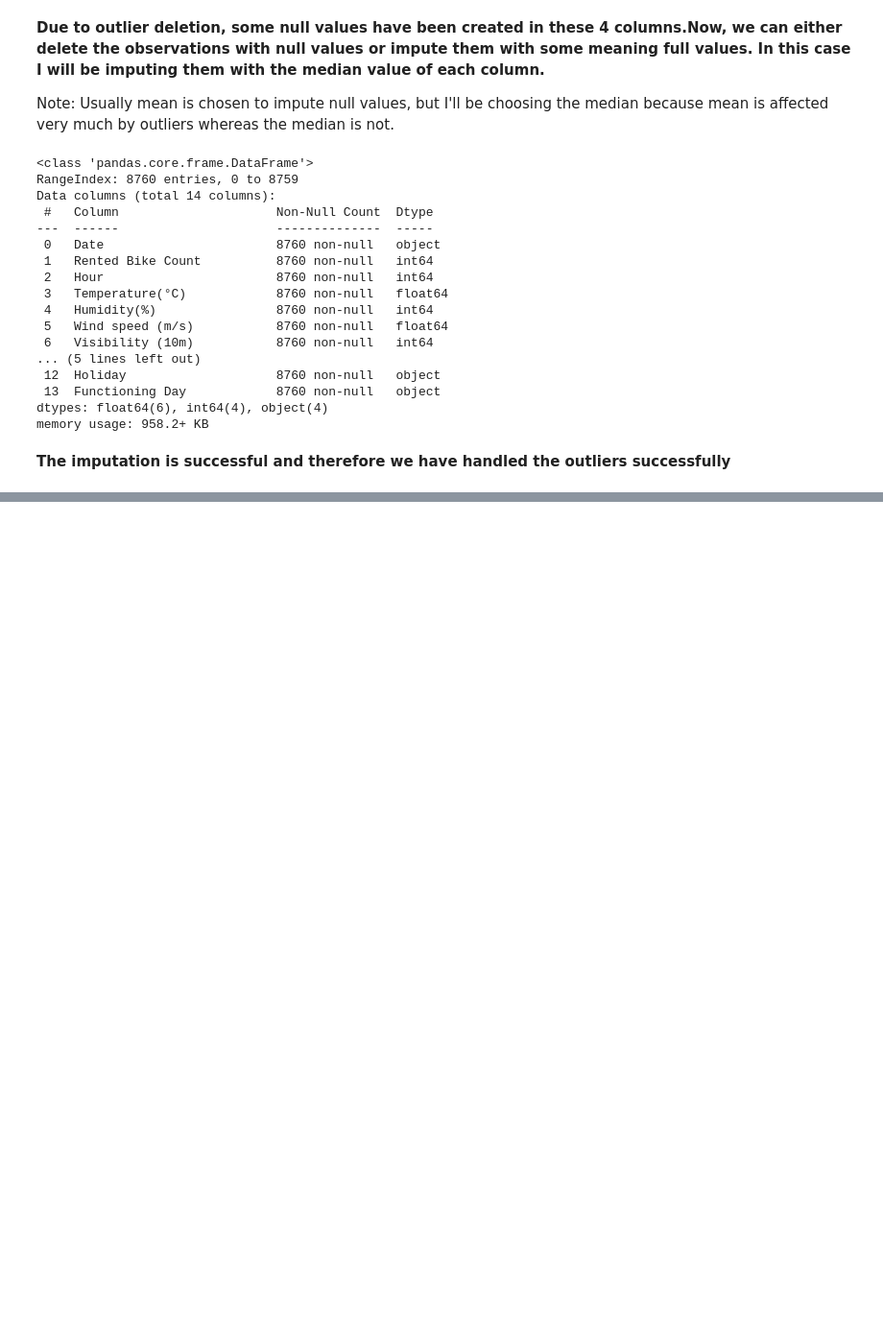
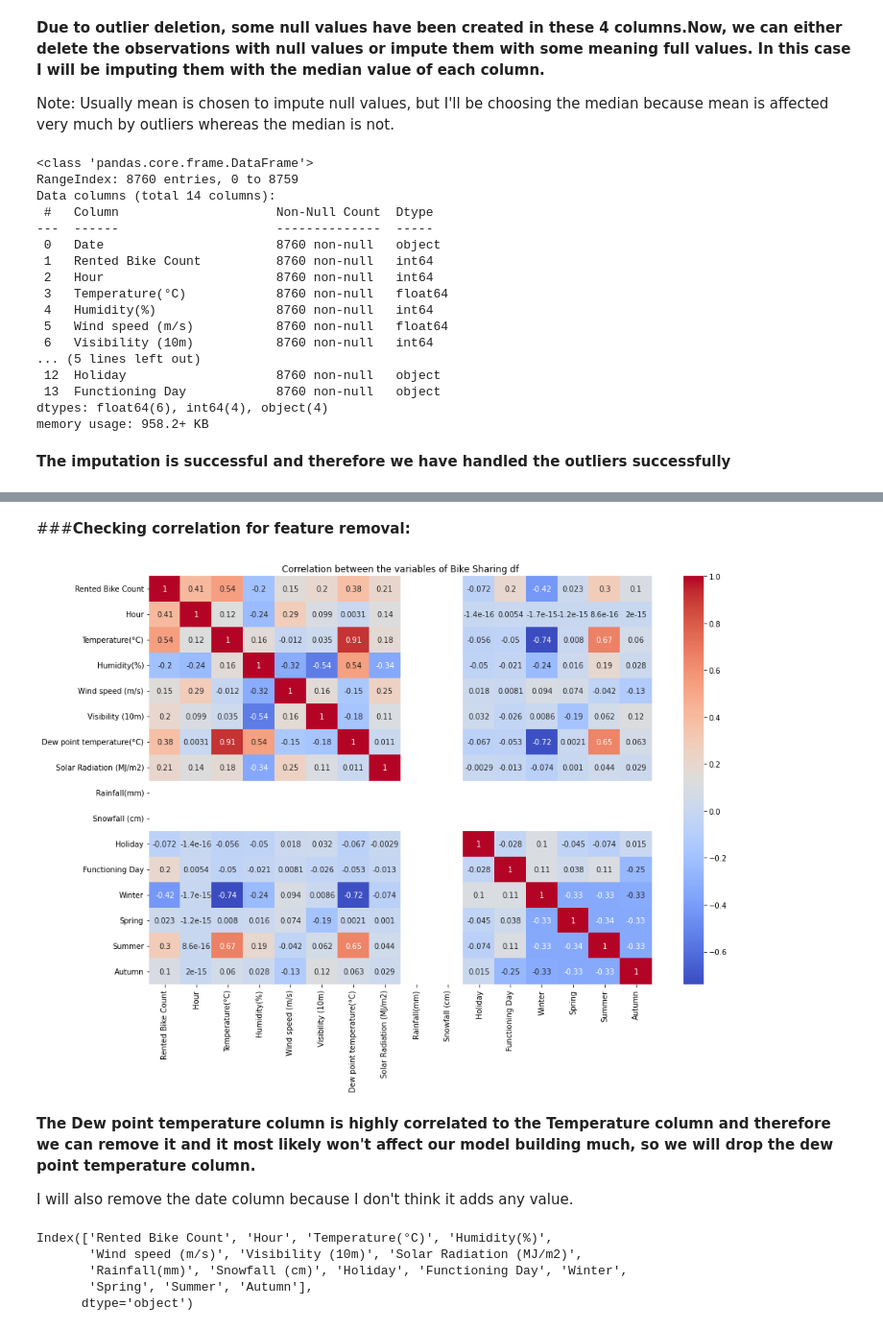
Before and after one commit to sonam2603/ml_project1, a Jupyter notebook: ml_project2.ipynb, the cells around one changed output, grey strips where cells are left out. Shown at 96% size. Cells and saved outputs as stored; diff of their text form; code cells hidden in the pictures; blank space fills up the shorter version.

```diff
--- a/ml_project2.ipynb
+++ b/ml_project2.ipynb
@@ -563,0 +571,9 @@ memory usage: 958.2+ KB
+# %%
+#Encoding for Seasons column
+bike_sharing_df['Winter'] = np.where(bike_sharing_df['Seasons']=='Winter', 1, 0)
+bike_sharing_df['Spring'] = np.where(bike_sharing_df['Seasons']=='Spring', 1, 0)
+bike_sharing_df['Summer'] = np.where(bike_sharing_df['Seasons']=='Summer', 1, 0)
+bike_sharing_df['Autumn'] = np.where(bike_sharing_df['Seasons']=='Autumn', 1, 0)
+
+#Removing seasons column since we dont require it now.
+bike_sharing_df.drop(columns=['Seasons'],axis=1,inplace=True)
@@ -563,0 +582,6 @@ memory usage: 958.2+ KB
+# %%
+#Encoding for Holiday column
+bike_sharing_df['Holiday'] = np.where(bike_sharing_df['Holiday']=='Holiday',1,0)
+# %%
+#Encoding for Functioning day
+bike_sharing_df['Functioning Day'] = np.where(bike_sharing_df['Functioning Day']=='Yes',1,0)
@@ -563,0 +598,15 @@ memory usage: 958.2+ KB
+# %% [markdown]
+###<b>Checking correlation for feature removal:</b>
+# %%
+#Plotting correlation matrix using sns.heatmap
+corr_matrix = bike_sharing_df.corr()
+plt.figure(figsize=(15,10))
+sns.heatmap(corr_matrix,annot=True,cmap='coolwarm')
+plt.title('Correlation between the variables of Bike Sharing df')
+plt.show()
+# %% [output]
+[figure, added]
+# %% [markdown]
+<b>The Dew point temperature column is highly correlated to the Temperature column and therefore we can remove it and it most likely won't affect our model building much, so we will drop the dew point temperature column.
+
+I will also remove the date column because I don't think it adds any value.</b>
@@ -563,0 +616,8 @@ memory usage: 958.2+ KB
+# %%
+bike_sharing_df.columns
+# %% [output]
+Index(['Rented Bike Count', 'Hour', 'Temperature(°C)', 'Humidity(%)',
+       'Wind speed (m/s)', 'Visibility (10m)', 'Solar Radiation (MJ/m2)',
+       'Rainfall(mm)', 'Snowfall (cm)', 'Holiday', 'Functioning Day', 'Winter',
+       'Spring', 'Summer', 'Autumn'],
+      dtype='object')
```
Also changed, not shown: parts of 21 cells of this notebook.
